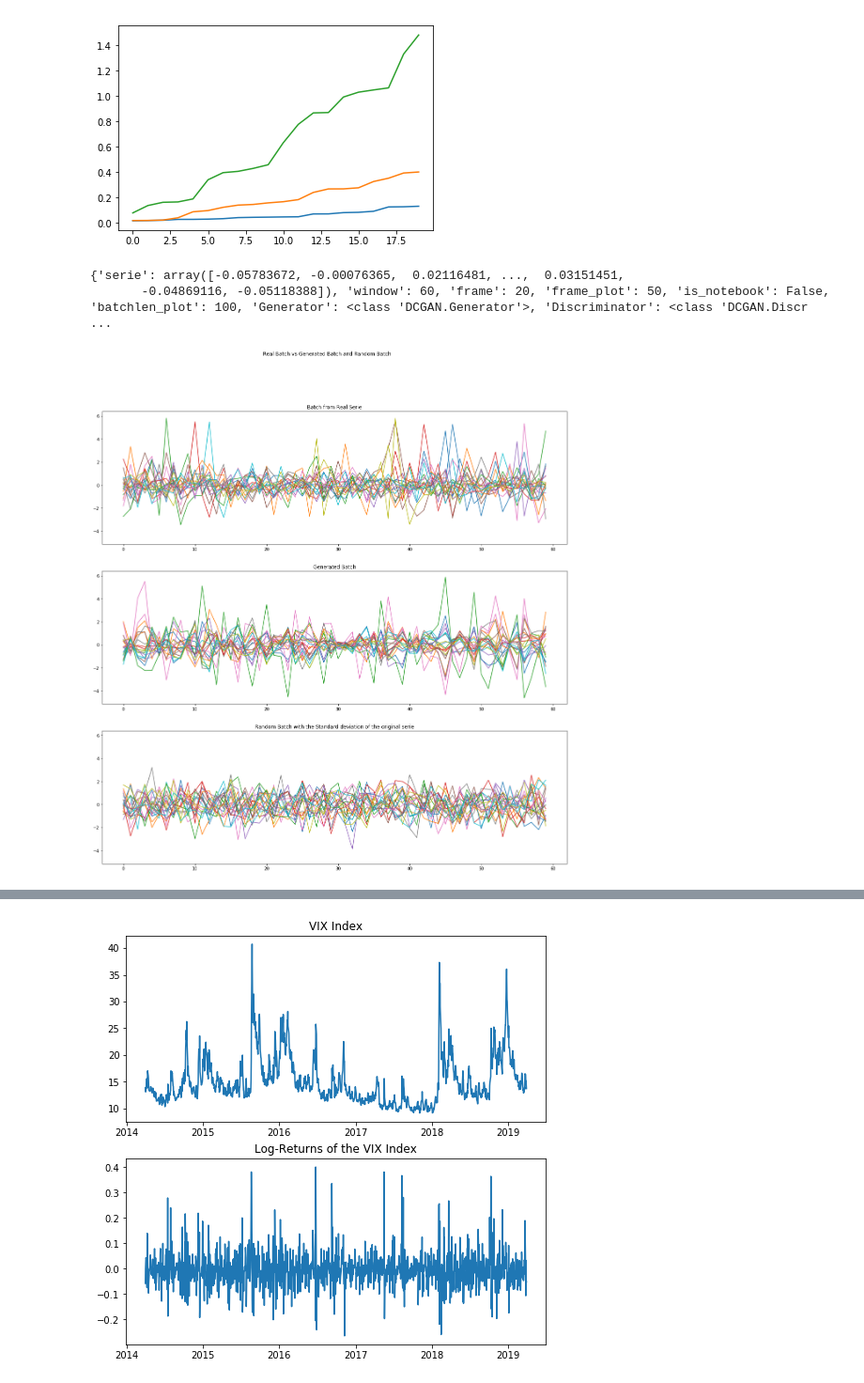
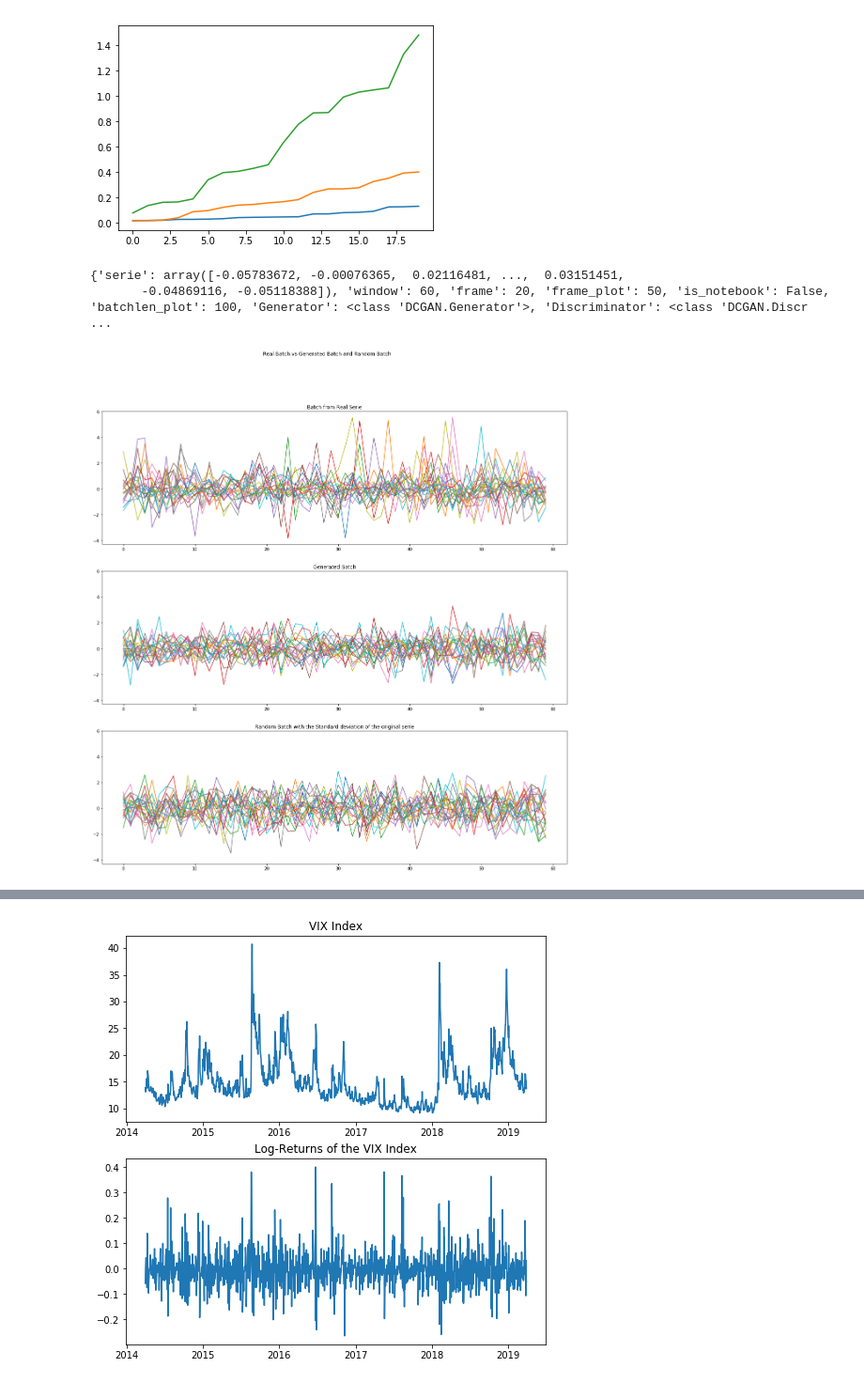
Before and after one commit to DBaudry/Generating_Financial_Time_Series_with_GAN, a Jupyter notebook: Test.ipynb, the cells around one changed output, grey strips where cells are left out. Shown at 94% size. Drawn from its saved outputs; the diff is of its cells as text; code cells hidden in the pictures.

```diff
--- a/Test.ipynb
+++ b/Test.ipynb
@@ -171,12 +361,12 @@ plt.plot(np.sort(l2)[:20])
 [<matplotlib.lines.Line2D at 0x...>]
 [figure]
 # %%
-name_best = n0[order_60[2]]
+name_best = n0[order_60[50]]
 utils.compare_plots(name_best, data, 20, 60, LG, LD)
 # %% [output]
 {'serie': array([-0.05783672, -0.00076365,  0.02116481, ...,  0.03151451,
        -0.04869116, -0.05118388]), 'window': 60, 'frame': 20, 'frame_plot': 50, 'is_notebook': False, 'batchlen_plot': 100, 'Generator': <class 'DCGAN.Generator'>, 'Discriminator': <class 'DCGAN.Discr ...
-[figure, old version]
+[figure, new version]
 # %%
 name_best = n1[order_125[1]]
 utils.compare_plots(name_best, data, 20, 125, LG, LD)
```
Also changed, not shown: parts of 35 cells of this notebook, 4 other files.
